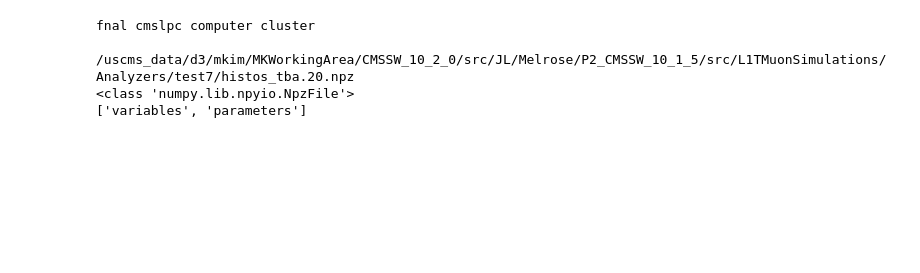
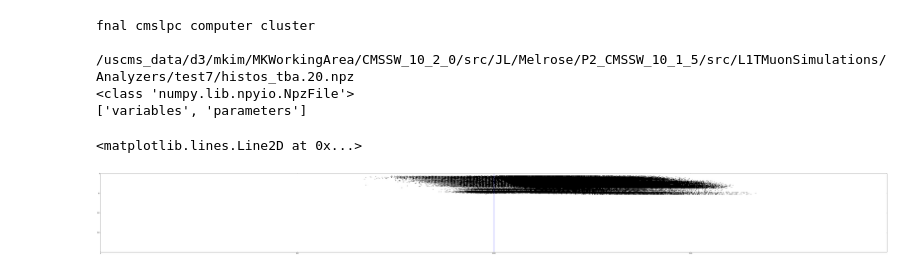
Before and after one commit to pq8556/cnn_l1t, a Jupyter notebook: cnn_image.ipynb, the cells around one changed output. Cells and saved outputs as stored; diff of their text form; code cells hidden in the pictures; blank space fills up the shorter version.

```diff
--- a/cnn_image.ipynb
+++ b/cnn_image.ipynb
@@ -33,6 +40,10 @@ X_rst = X[t3]
 for i in range(len(X_rst)):
     coor_to_img(X_rst,i)
 # %%
-# 40-41
+# 2-10 +ve
 plt.figure(figsize=(100,500))
 plt.imshow(np.transpose(img1), cmap="Greys")
+plt.axvline(x=rpx/2)
+# %% [output]
+<matplotlib.lines.Line2D at 0x...>
+[figure, added]
```
Also changed, not shown: parts of 9 cells of this notebook.
